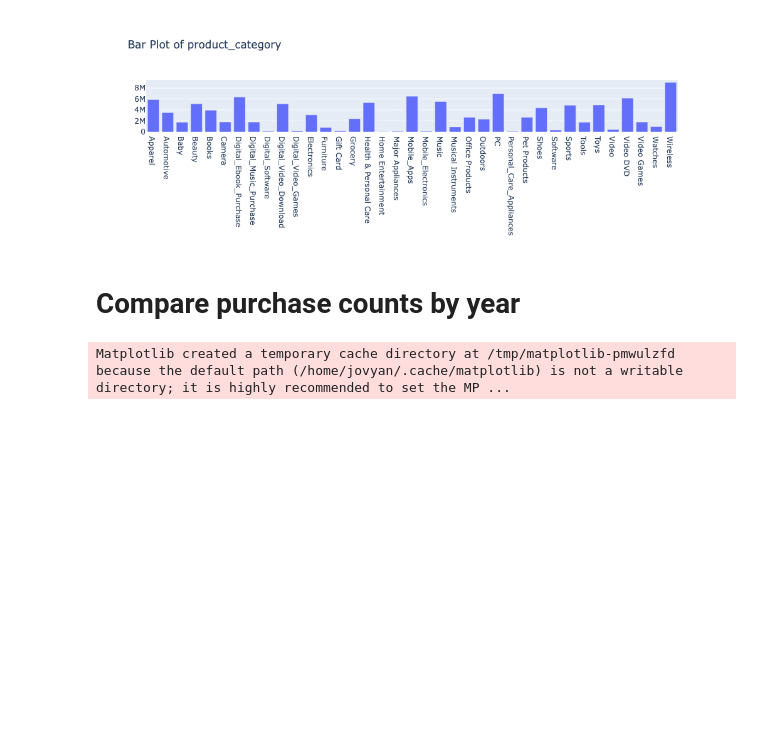
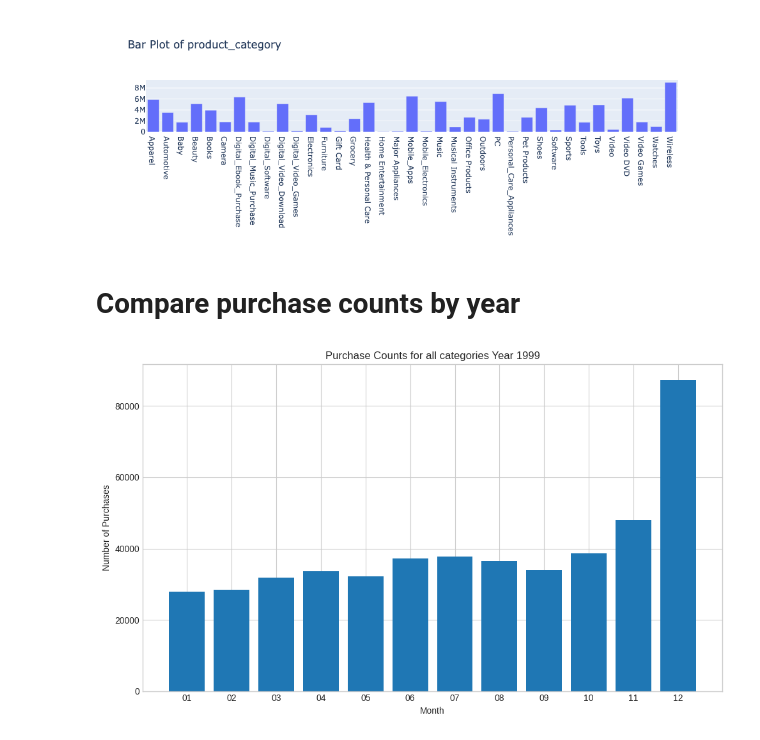
Before and after one commit to clairelin20523/dsc232r-amazon-predictive-modeling, a Jupyter notebook: milestone2.ipynb, the cells around one changed output. Drawn from its saved outputs; the diff is of its cells as text; code cells hidden in the pictures; blank space fills up the shorter version.

```diff
--- a/milestone2.ipynb
+++ b/milestone2.ipynb
@@ -414,7 +416,5 @@ sns.set_palette("tab10")
 # %%
-from pyspark.sql.functions import year, substring
-import matplotlib.pyplot as plt
-
+from pyspark.sql.functions import col, year, substring
 
 def plot_purchase_counts(df, df_name, target_year):
     """
@@ -429,7 +429,7 @@ def plot_purchase_counts(df, df_name, target_year):
     - None
     """
     # Filter the DataFrame to include only rows from the specified year
-    df_year = df.filter(year(df['review_date']) == target_year)
+    df_year = df.filter(F.year(df['review_date']) == target_year)
 
     # Extract the month from the 'review_date' column
     df_year = df_year.withColumn('review_month', substring(df_year['review_date'], 6, 2))
@@ -443,6 +443,5 @@ def plot_purchase_counts(df, df_name, target_year):
     plt.title(f'Purchase Counts for {df_name} Year {target_year}')
     plt.xlabel('Month')
     plt.ylabel('Number of Purchases')
-    plt.show()
+    plt.tight_layout()  # Ensures proper layout
+    return plt
-# %% [output]
-Matplotlib created a temporary cache directory at /tmp/matplotlib-pmwulzfd because the default path (/home/jovyan/.cache/matplotlib) is not a writable directory; it is highly recommended to set the MP ...
@@ -451,0 +448,5 @@ plot_purchase_counts(df, "df", 1999)
+# %%
+plt = plot_purchase_counts(df, "all categories", 1999)
+#plt.savefig('1999.png')
+# %% [output]
+[figure, added]
```
Also changed, not shown: parts of 7 cells of this notebook.
